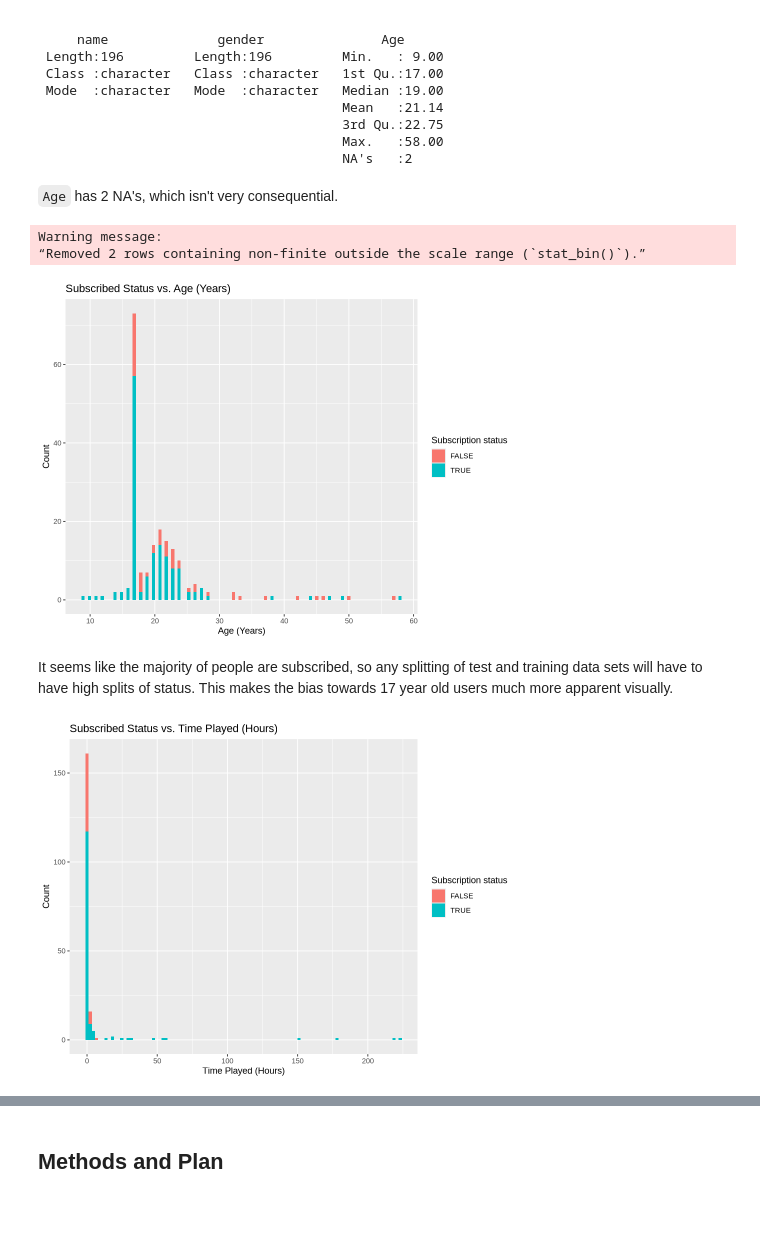
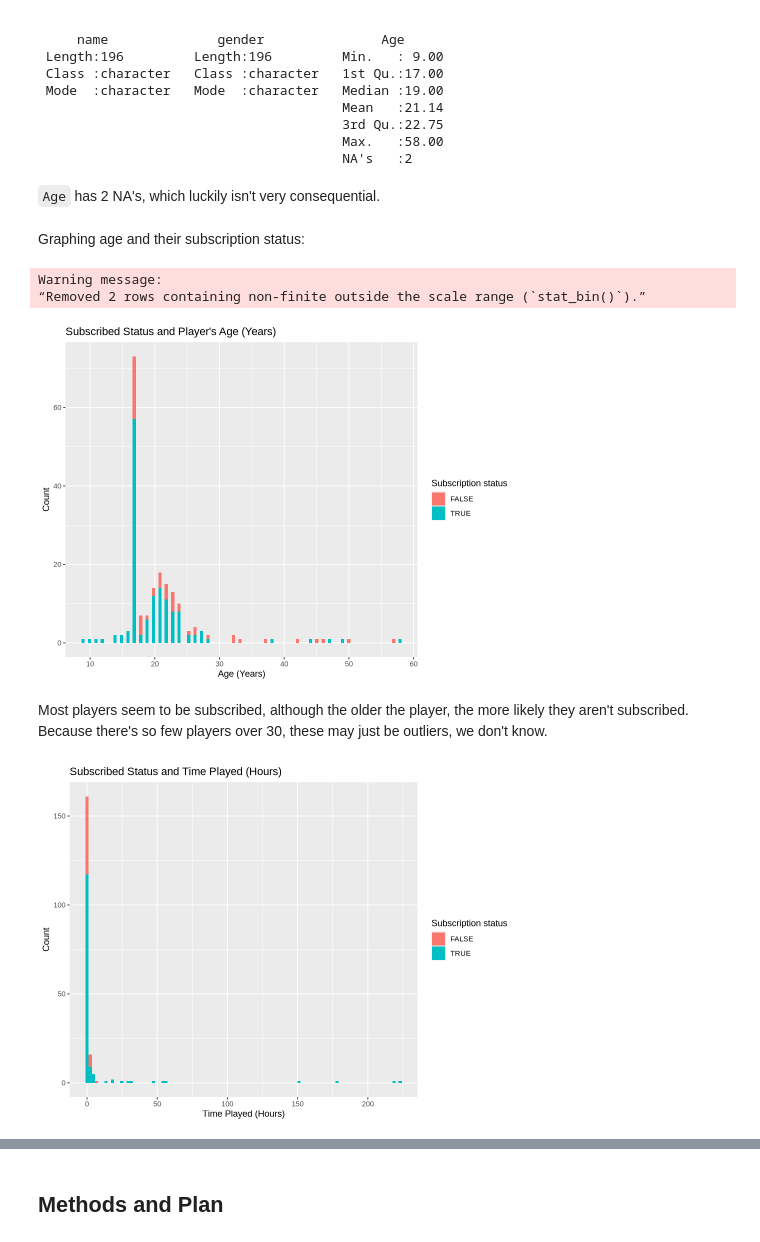
Before and after one commit to naldonymous/dsci-100-2025w1-group-33, a Jupyter notebook: project_009_33_individual.ipynb, the cells around one changed output, grey strips where cells are left out. Drawn from its saved outputs; the diff is of its cells as text; code cells hidden in the pictures; blank space fills up the shorter version.

```diff
--- a/project_009_33_individual.ipynb
+++ b/project_009_33_individual.ipynb
@@ -278,26 +250,28 @@ summarizedPlayers
                                        Max.   :58.00
                                        NA's   :2
 # %% [markdown]
-`Age` has 2 NA's, which isn't very consequential.
+`Age` has 2 NA's, which luckily isn't very consequential.
+# %% [markdown]
+Graphing age and their subscription status:
 # %%
 options(repr.plot.width = 8, repr.plot.height = 6)
-playersPlot <- ggplot(playersSelect, aes(x = age, fill = subscribe)) +
+playersPlot <- ggplot(players, aes(x = Age, fill = subscribe)) +
     geom_histogram(bins = 100) +
     labs(x = "Age (Years)", y = "Count", fill = "Subscription status") +
-    ggtitle(label = "Subscribed Status vs. Age (Years)")
+    ggtitle(label = "Subscribed Status and Player's Age (Years)")
 playersPlot
 # %% [output]
 Warning message:
 “Removed 2 rows containing non-finite outside the scale range (`stat_bin()`).”
-[figure, old version]
+[figure, new version]
 # %% [markdown]
-It seems like the majority of people are subscribed, so any splitting of test and training data sets will have to have high splits of status. This makes the bias towards 17 year old users much more apparent visually.
+Most players seem to be subscribed, although the older the player, the more likely they aren't subscribed. Because there's so few players over 30, these may just be outliers, we don't know.
 # %%
 options(repr.plot.width = 8, repr.plot.height = 6)
-playersTimePlot <- ggplot(playersSelect, aes(x = played_hours, fill = subscribe)) +
+playersTimePlot <- ggplot(players, aes(x = played_hours, fill = subscribe)) +
     geom_histogram(bins = 100) +
     labs(x = "Time Played (Hours)", y = "Count", fill = "Subscription status") +
-    ggtitle(label = "Subscribed Status vs. Time Played (Hours)")
+    ggtitle(label = "Subscribed Status and Time Played (Hours)")
 playersTimePlot
 # %% [output]
-[figure, old version]
+[figure, new version]
```
Also changed, not shown: parts of 14 cells of this notebook.
